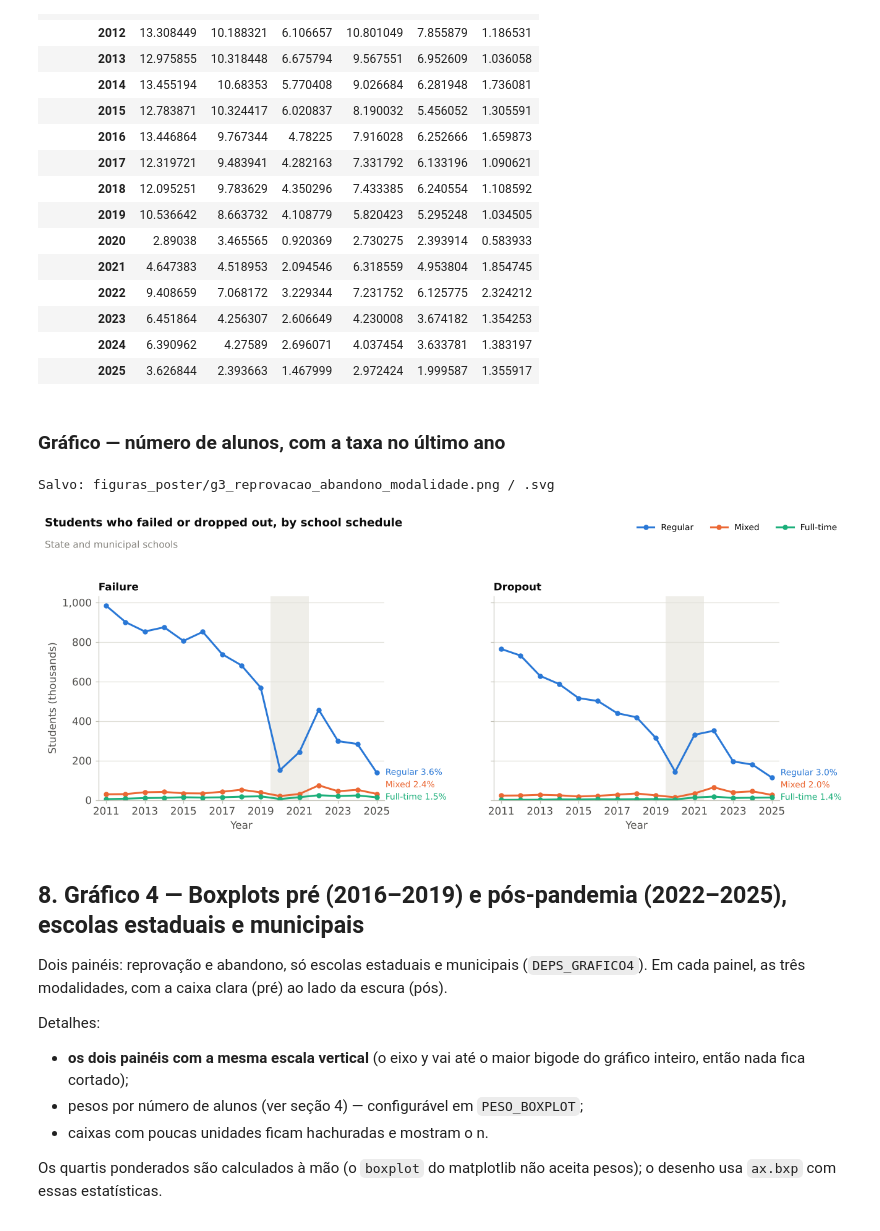
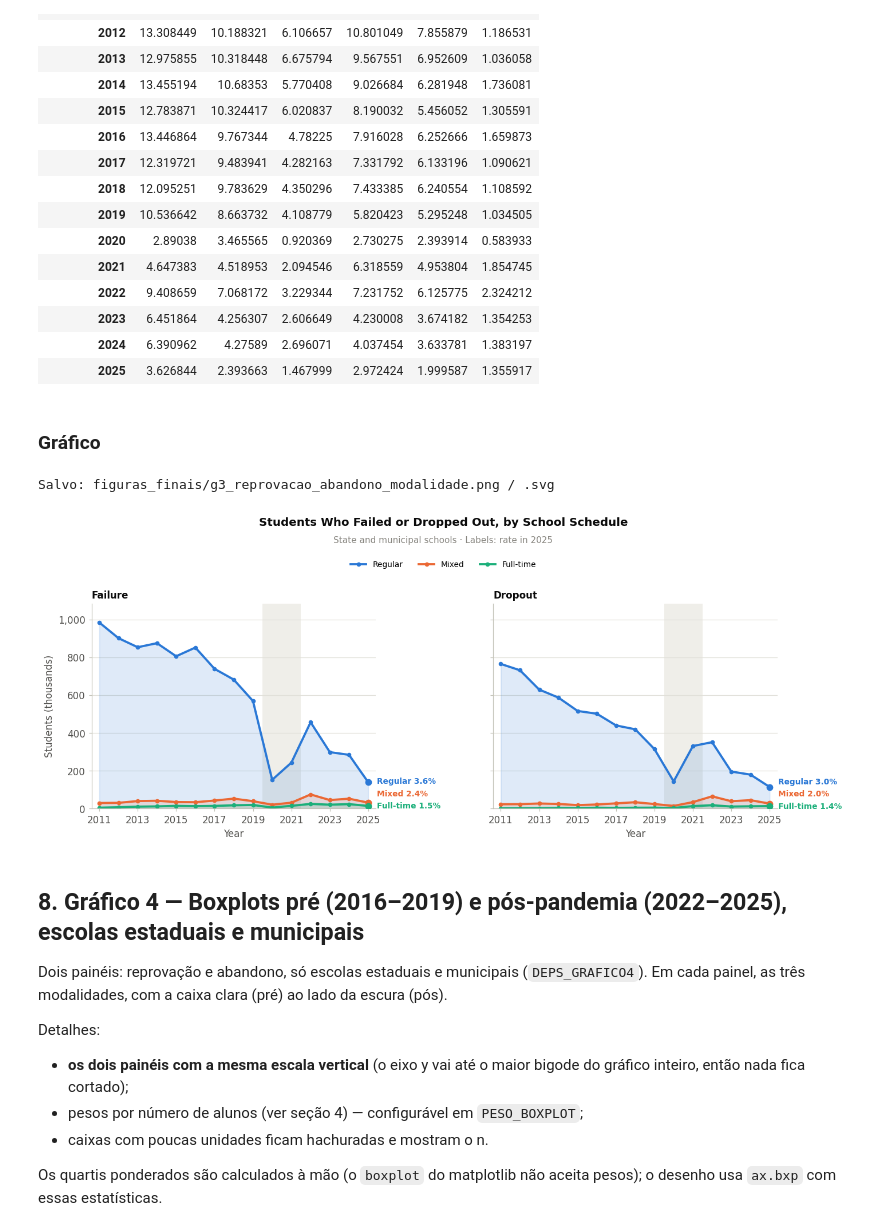
Before and after one commit to daniela-mmoraes/ED-Dados-INEP, a Jupyter notebook: 04. Final/graficos_poster_final.ipynb, the cells around one changed output. Drawn from its saved outputs; the diff is of its cells as text; code cells hidden in the pictures.

```diff
--- a/04. Final/graficos_poster_final.ipynb
+++ b/04. Final/graficos_poster_final.ipynb
@@ -1918,14 +1934,15 @@ def grafico3(valor, nome_arquivo, titulo, rotulo_y, subtitulo, formato_fim, esca
 | 2023 | 6.451864 | 4.256307 | 2.606649 | 4.230008 | 3.674182 | 1.354253 |
 | 2024 | 6.390962 | 4.27589 | 2.696071 | 4.037454 | 3.633781 | 1.383197 |
 | 2025 | 3.626844 | 2.393663 | 1.467999 | 2.972424 | 1.999587 | 1.355917 |
-# %% [markdown]
-### Gráfico — número de alunos, com a taxa no último ano
-# %%
-grafico3("abs", "g3_reprovacao_abandono_modalidade", TEXTOS["g3_titulo_abs"], TEXTOS["g3_y_abs"],
-         TEXTOS["subtitulo_publicas"], lambda m, v: f"{m} {v:.1f}%", escala=1000)
-# %% [output]
-Salvo: figuras_poster/g3_reprovacao_abandono_modalidade.png / .svg
-[figure, removed]
+# %% [markdown]
+### Gráfico
+# %%
+# [CORREÇÃO C6] Gráfico 3: número de alunos no eixo; modalidade + taxa no último ponto
+grafico3("g3_reprovacao_abandono_modalidade",
+         TEXTOS["g3_titulo"], TEXTOS["g3_subtitulo"].format(ano=ANOS[-1]), TEXTOS["g3_y_abs"])
+# %% [output]
+Salvo: figuras_finais/g3_reprovacao_abandono_modalidade.png / .svg
+[figure, added]
 # %% [markdown]
 ## 8. Gráfico 4 — Boxplots pré (2016–2019) e pós-pandemia (2022–2025), escolas estaduais e municipais
 
```
Also changed, not shown: parts of 9 cells of this notebook, 3 other files.
